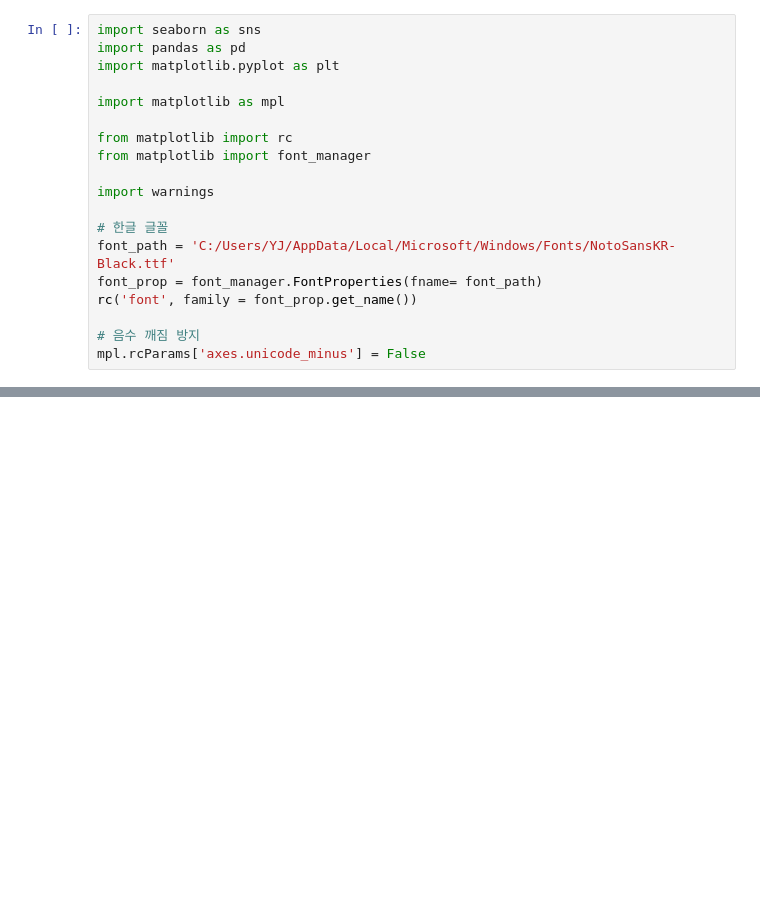
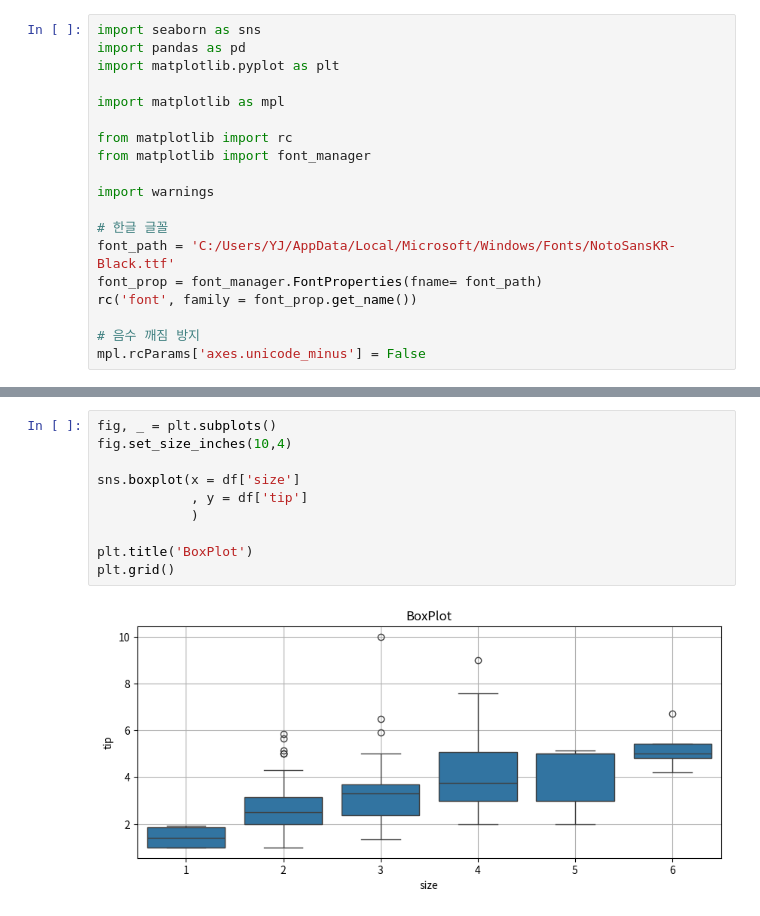
Before and after one commit to ZeroJoon2/MachineLearning, a Jupyter notebook: 5-2. 실습.ipynb, the cells around one changed output, grey strips where cells are left out. Drawn from its saved outputs; the diff is of its cells as text; blank space fills up the shorter version.

```diff
--- a/5-2. 실습.ipynb
+++ b/5-2. 실습.ipynb
@@ -37,0 +92,12 @@ test
+# %%
+fig, _ = plt.subplots()
+fig.set_size_inches(10,4)
+
+sns.boxplot(x = df['size']
+            , y = df['tip']
+            )
+
+plt.title('BoxPlot')
+plt.grid()
+# %% [output]
+[figure, added]
```
Also changed, not shown: parts of 5 cells of this notebook.
